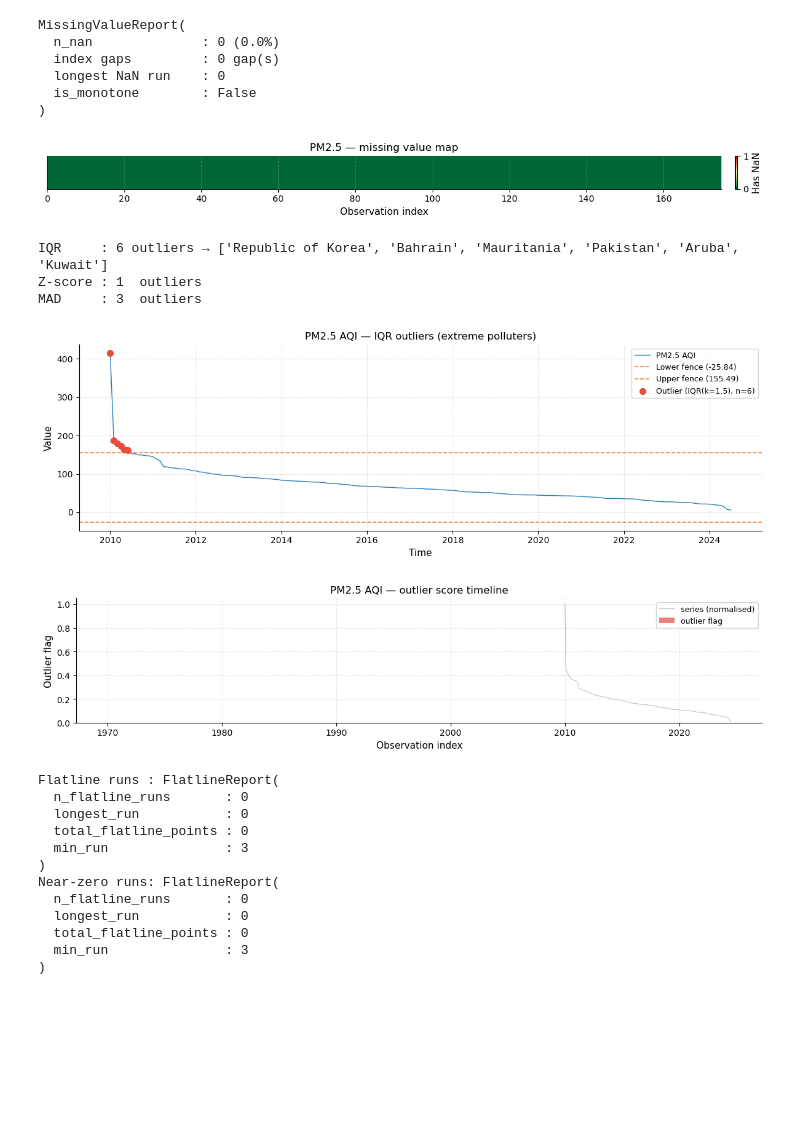
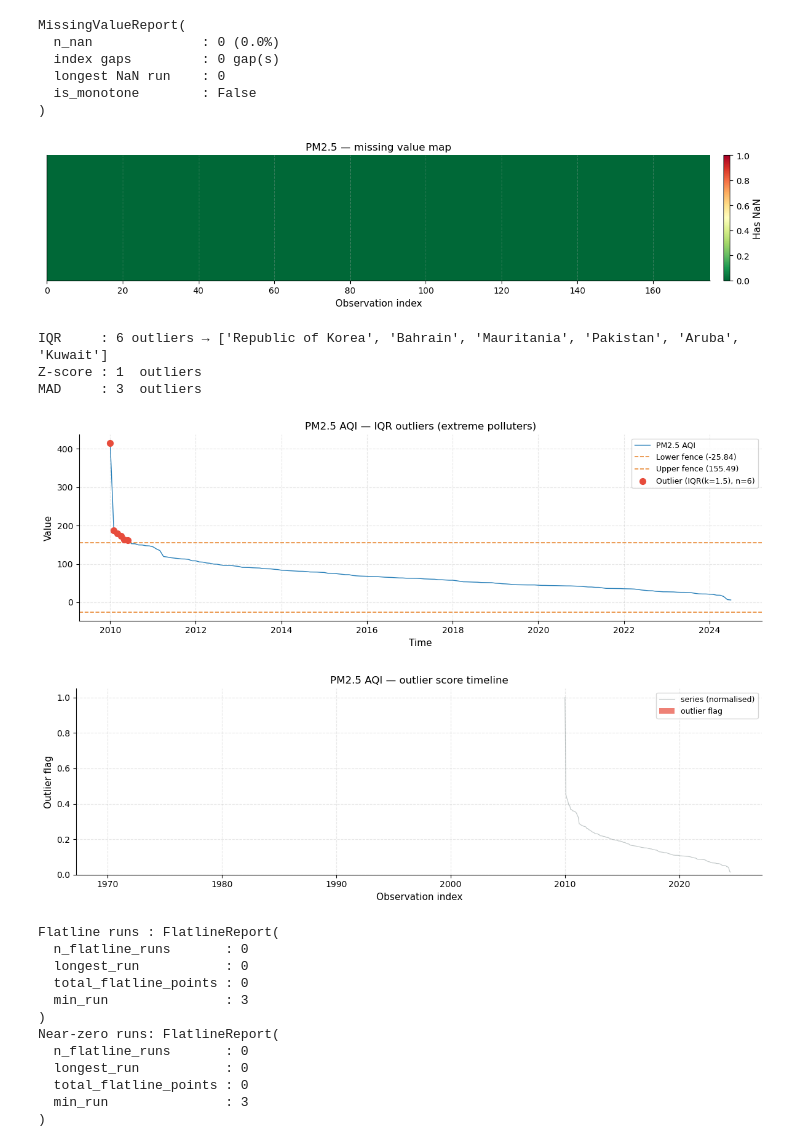
Before and after one commit to amir-jafari/Time-Series-EDA, a Jupyter notebook: notebooks/Global_Air_Pollution_EDA.ipynb, the cells around one changed output. Saved outputs shown, nothing was run; the diff lists cells and outputs as text; code cells hidden in the pictures; blank space fills up the shorter version.

```diff
--- a/notebooks/Global_Air_Pollution_EDA.ipynb
+++ b/notebooks/Global_Air_Pollution_EDA.ipynb
@@ -182,9 +182,10 @@ MissingValueReport(
 # %%
 from tseda.visualization.quality_plots import plot_missing_heatmap
 
-show(plot_missing_heatmap(ts_pm25, title="PM2.5 — missing value map"), "02a_missing.png")
+show(plot_missing_heatmap(ts_pm25, figsize=(12, 3),
+     title="PM2.5 — missing value map"), "02a_missing.png")
 # %% [output]
-[figure, old version]
+[figure, new version]
 # %%
 det    = OutlierDetector()
 r_iqr  = det.iqr(ts_pm25)
@@ -203,11 +204,11 @@ from tseda.visualization.quality_plots import plot_outliers, plot_outlier_score
 
 show(plot_outliers(ts_pm25, r_iqr,
      title="PM2.5 AQI — IQR outliers (extreme polluters)"), "02b_outliers.png")
-show(plot_outlier_score(ts_pm25, r_iqr,
+show(plot_outlier_score(ts_pm25, r_iqr, figsize=(12, 4),
      title="PM2.5 AQI — outlier score timeline"), "02c_outlier_score.png")
 # %% [output]
 [figure]
-[figure, old version]
+[figure, new version]
 # %%
 dup = DuplicateDetector()
 print("Flatline runs :", dup.flatline(ts_pm25))
```
Also changed, not shown: parts of 9 cells of this notebook.
